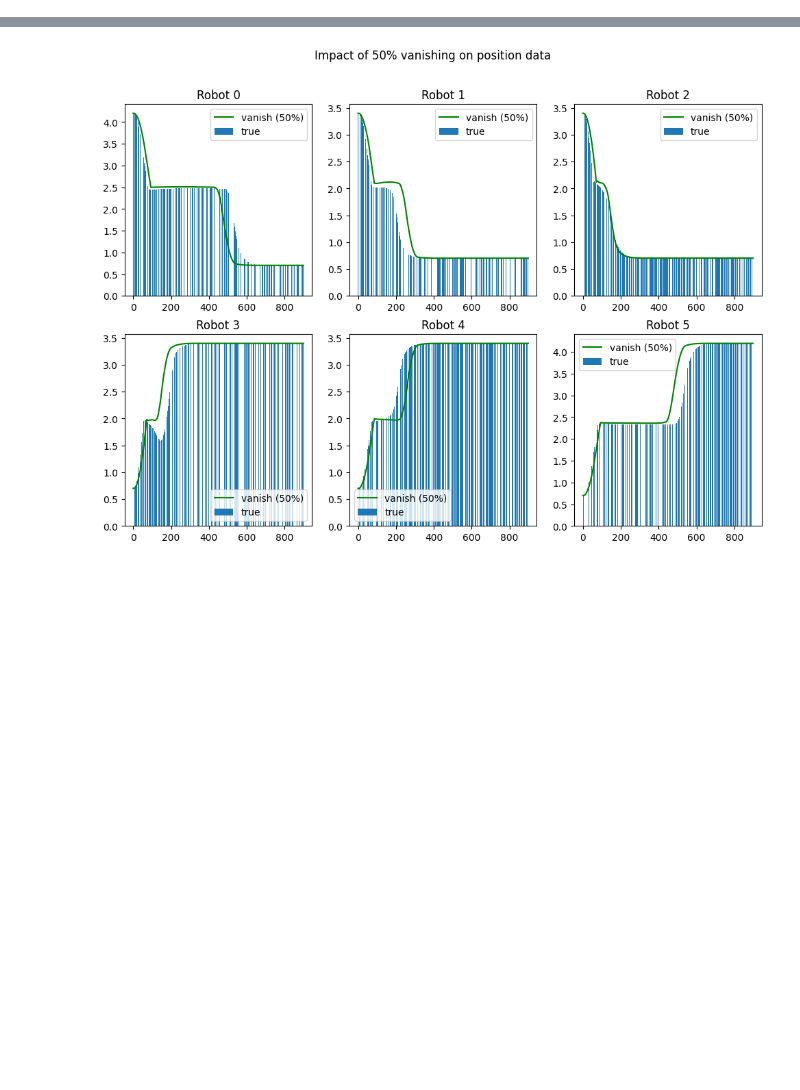
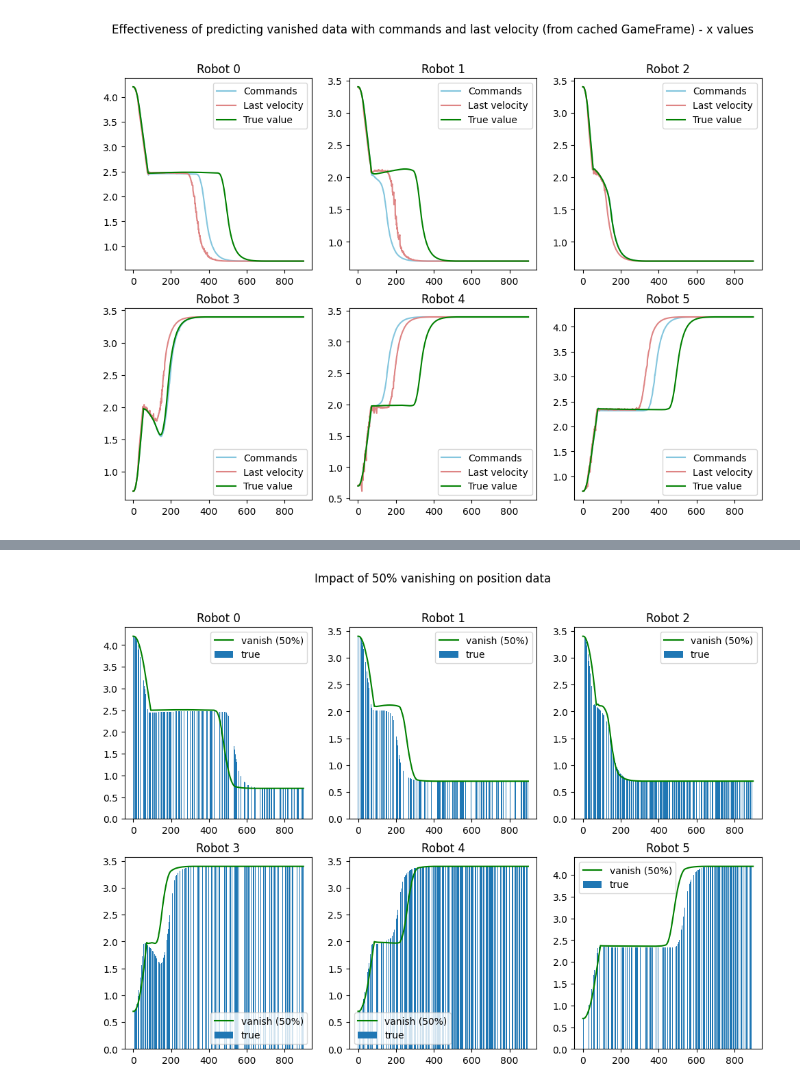
Before and after one commit to First-Order-RoboCup-SSL/Utama-Core, a Jupyter notebook: vision_data/vanishing_results_summary.ipynb, the cells around one changed output, grey strips where cells are left out. Drawn from its saved outputs; the diff is of its cells as text; code cells hidden in the pictures; blank space fills up the shorter version.

```diff
--- a/vision_data/vanishing_results_summary.ipynb
+++ b/vision_data/vanishing_results_summary.ipynb
@@ -81,0 +105,19 @@ def get_current_ax(axs: np.ndarray, id: int) -> plt.Axes:
+# %%
+fig, axs = plt.subplots(2,3)
+fig.set_size_inches(12,8)
+fig.suptitle("Effectiveness of predicting vanished data with commands and last velocity (from cached GameFrame) - x values")
+
+for id in ROBOT_RANGE:
+    clean = cleans[id]
+    lastvel_50 = lastvel_50s[id]
+    command_50 = command_50s[id]
+
+    current_ax = get_current_ax(axs, id)
+    current_ax.set_title(f"Robot {id}")
+    current_ax.plot(X_AXES, lastvel_50[X_COL], "#84c6de")
+    current_ax.plot(X_AXES, command_50[X_COL], "#de8484")
+    current_ax.plot(X_AXES, clean[X_COL], "g")
+
+    current_ax.legend(("Commands", "Last velocity", "True value"))
+# %% [output]
+[figure, added]
```
Also changed, not shown: parts of 10 cells of this notebook, 10 other files.
